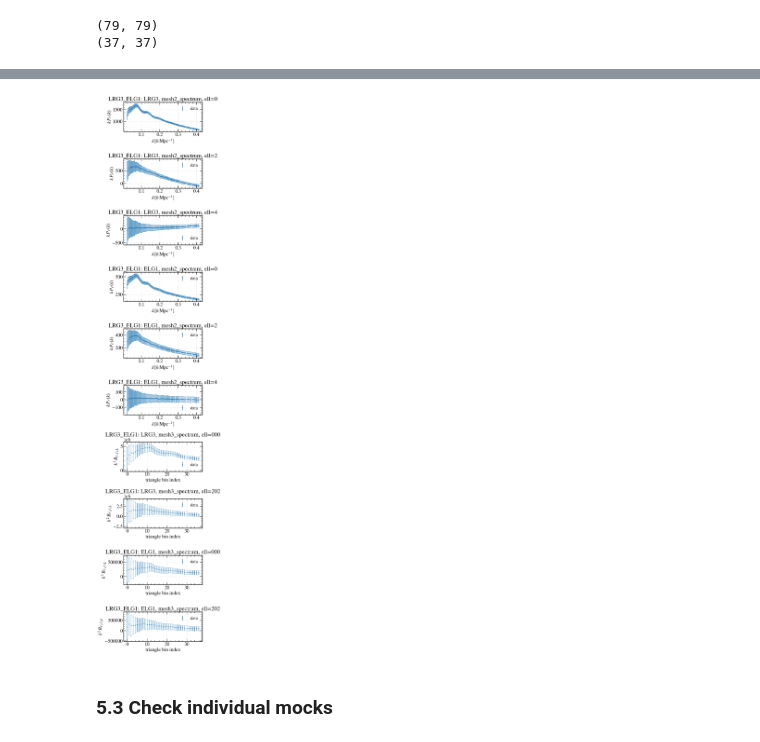
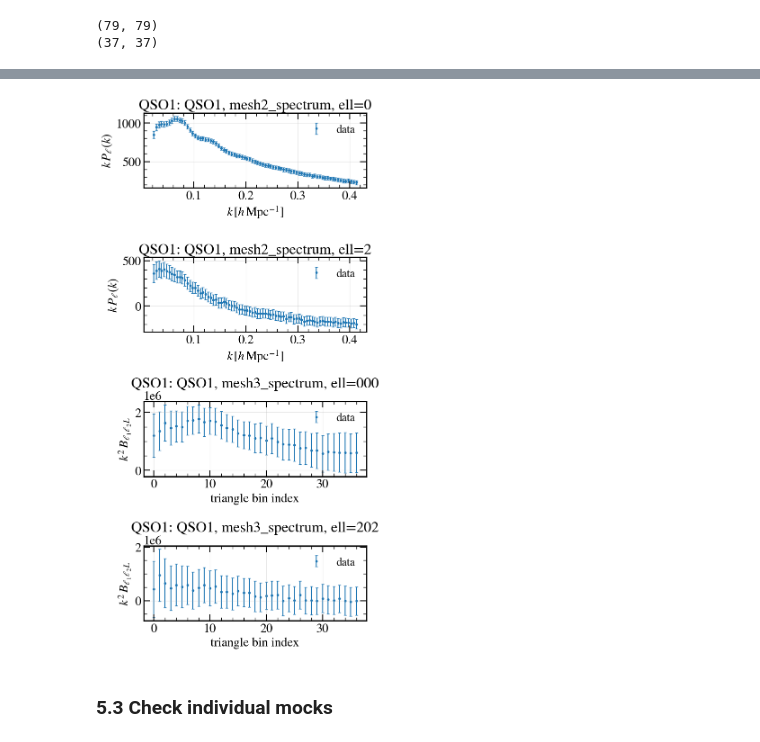
Before and after one commit to marcospellejero/desi-clustering, a Jupyter notebook: full_shape/nb/Compute_your_chi2_cleaned.ipynb, the cells around one changed output, grey strips where cells are left out. Cells and saved outputs as stored; diff of their text form; code cells hidden in the pictures.

```diff
--- a/full_shape/nb/Compute_your_chi2_cleaned.ipynb
+++ b/full_shape/nb/Compute_your_chi2_cleaned.ipynb
@@ -65,11 +65,12 @@ JOINT_TRACER_GROUPS={'LRG3_ELG1': ['LRG3', 'ELG1'],}
 # what abacus mocks to use, e.g. 'secondgen', 'abacus-hf', etc.
 VERSION='abacus-hf-dr2-v2-altmtl'
 # what mocks to use to compute the covariance. It can be either holi or glam mocks
-COVARIANCE='glam-uchuu-v2-altmtl'   # or 'holi-v3-altmtl'
+COVARIANCE='holi-v3-altmtl'   # or 'glam-uchuu-v2-altmtl'
 # where are all these statistics stored
 STATS_DIR=Path('/global/cfs/cdirs/desicollab/science/cai/desi-clustering/dr2/summary_statistics/full_shape/base')
 # what mocks to remove because they are outliers, only two glam mocks for the moment
-EXCLUDE_COVARIANCE_MOCKS={'LRG3_ELG1': bad_glam_lrg3_mocks,}
+EXCLUDE_COVARIANCE_MOCKS=None #{'LRG3_ELG1': bad_glam_lrg3_mocks,}
+REGION='NGC'
 # %% [markdown]
 ## 2. Helper functions
 
@@ -1038,19 +1048,20 @@ class DESIChi2Engine:
     """Load DESI full-shape data products and evaluate chi2 for external models."""
 
     def __init__(
-        self,
-        stats=('mesh2_spectrum', 'mesh3_spectrum'),
-        tracers=('LRG1',),
-        version='abacus-2ndgen-dr2-complete',
-        covariance='holi-v3-altmtl',
-        stats_dir=Path('/global/cfs/cdirs/desicollab/science/cai/desi-clustering/dr2/summary_statistics/full_shape/base'),
-        cache_dir=None,
-        cache_mode='rw',
-        joint_tracer_groups=None,
-        covariance_imocks=None,
-        exclude_covariance_imocks=None,
-        max_covariance_imock=2000,
-    ):
+            self,
+            stats=('mesh2_spectrum', 'mesh3_spectrum'),
+            tracers=('LRG1',),
+            version='abacus-2ndgen-dr2-complete',
+            covariance='holi-v3-altmtl',
+            stats_dir=Path('/global/cfs/cdirs/desicollab/science/cai/desi-clustering/dr2/summary_statistics/full_shape/base'),
+            region='GCcomb',
+            cache_dir=None,
+            cache_mode='rw',
+            joint_tracer_groups=None,
+            covariance_imocks=None,
+            exclude_covariance_imocks=None,
+            max_covariance_imock=2000,
+        ):
         self.stats = list(stats)
         self.tracers = list(tracers)  # now these are block names
         self.joint_tracer_groups = joint_tracer_groups or {}
@@ -1065,12 +1076,15 @@ class DESIChi2Engine:
         self.exclude_covariance_imocks = exclude_covariance_imocks
         self.max_covariance_imock = max_covariance_imock
 
+        self.region = region
+
         self.likelihood_blocks = build_likelihood_blocks(
             stats=self.stats,
             tracers=self.tracers,
             version=self.version,
             covariance=self.covariance_version,
             stats_dir=self.stats_dir,
+            region=self.region,   # <-- important
             joint_tracer_groups=self.joint_tracer_groups,
             covariance_imocks=self.covariance_imocks,
             exclude_covariance_imocks=self.exclude_covariance_imocks,
@@ -1417,6 +1431,7 @@ engine = DESIChi2Engine(
     cache_mode='rw',
     # Remove only from the joint LRG3_ELG1 covariance block
     exclude_covariance_imocks=EXCLUDE_COVARIANCE_MOCKS,
+    region=REGION,
 )
 
 engine.summary()
@@ -1802,15 +1817,15 @@ def plot_joint_block_data_with_errors(
 # %%
 fig, axes, cov_layout_LRG3_ELG1 = plot_joint_block_data_with_errors(
     engine,
-    block_name='LRG3_ELG1',
+    block_name='QSO1',
     stats=('mesh2_spectrum', 'mesh3_spectrum'),
     bispectrum_x='index',
     multiply_by_k=True,
 )
 
 plt.show()
 # %% [output]
-[figure, old version]
+[figure, new version]
 # %% [markdown]
 ### 5.3 Check individual mocks
 # %%
```
Also changed, not shown: parts of 6 cells of this notebook.
